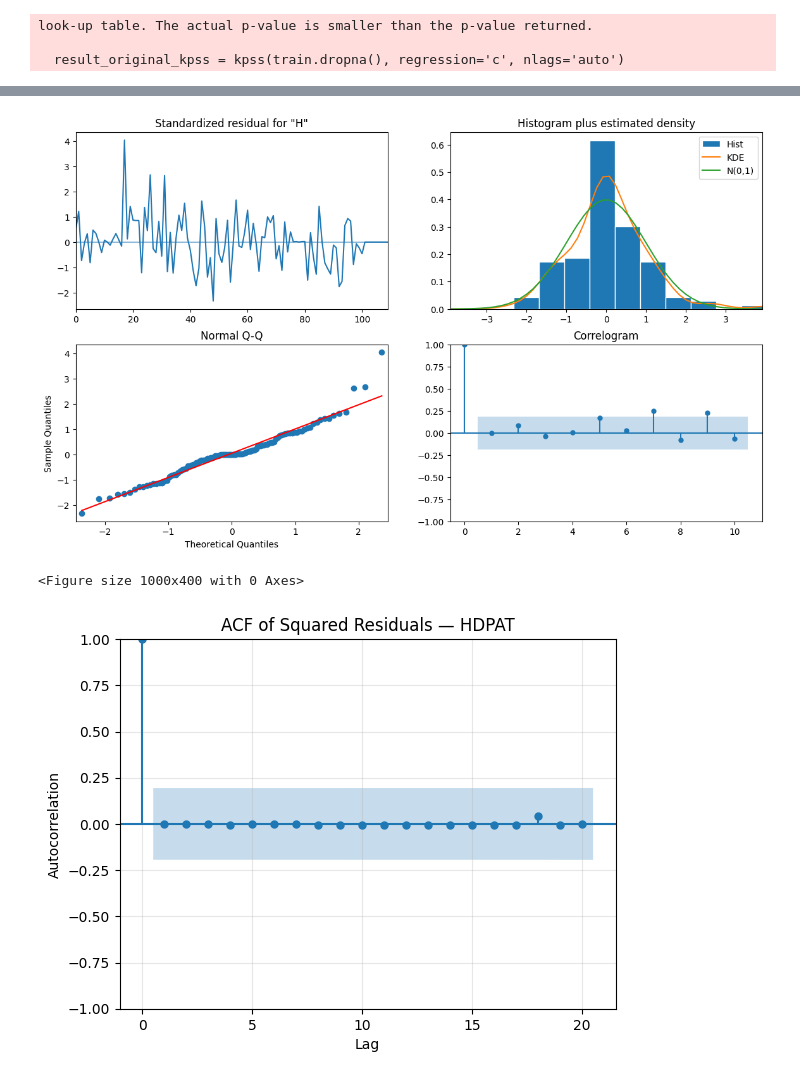
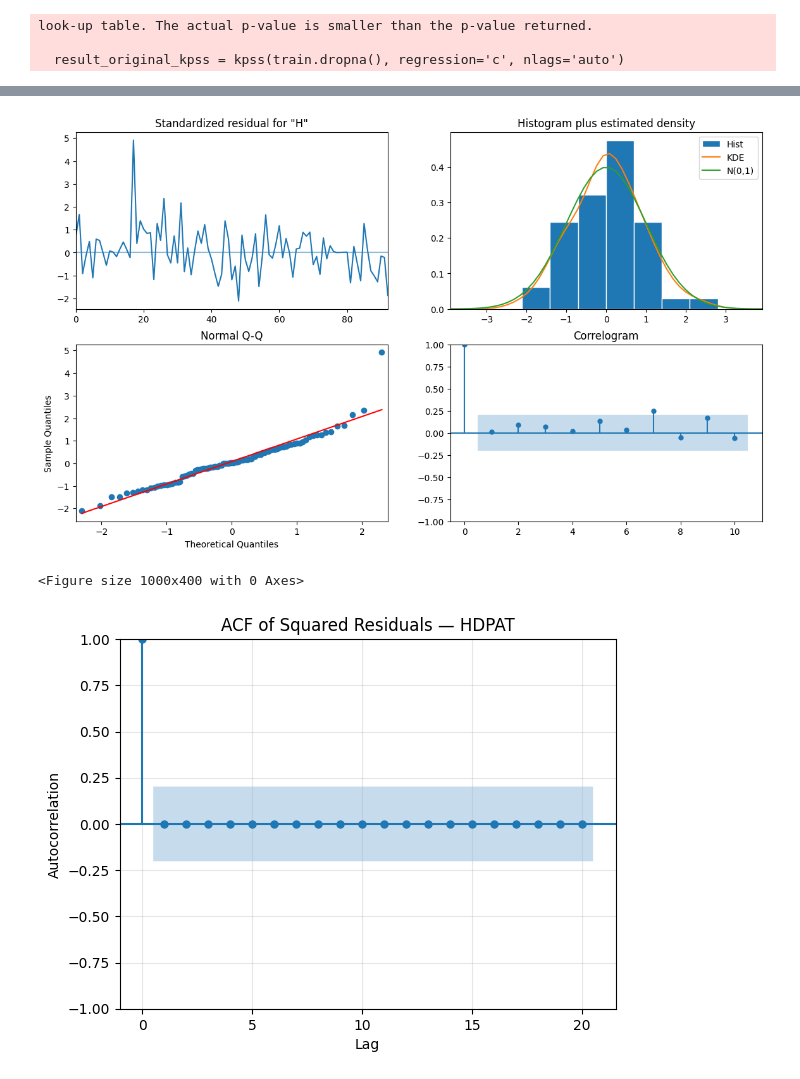
Before and after one commit to febse/ts2025-presentations-2-martem, a Jupyter notebook: assignment(2).ipynb, the cells around one changed output, grey strips where cells are left out. Drawn from its saved outputs; the diff is of its cells as text; code cells hidden in the pictures.

```diff
--- a/assignment(2).ipynb
+++ b/assignment(2).ipynb
@@ -267,34 +255,8 @@ plt.show()
 # %%
-orders = {
-    "ARIMA(1,0,0)": (1, 0, 0),
-    "ARIMA(0,0,1)": (0, 0, 1),
-    "ARIMA(1,0,1)": (1, 0, 1),
-    "ARIMA(1,1,1)": (1, 1, 1),
-    "ARIMA(1,1,0)": (1, 1, 0),
-    "ARIMA(0,1,1)": (0, 1, 1),
-    "ARIMA(1,1,2)": (1, 1, 2),
-    "ARIMA(1,1,3)": (1, 1, 3),
-    "ARIMA(2,0,0)": (2, 0, 0),
-    "ARIMA(2,1,0)": (2, 1, 0),
-    "ARIMA(2,0,1)": (2, 0, 1),
-    "ARIMA(2,1,1)": (2, 1, 1),
-    "ARIMA(0,1,2)": (0, 1, 2),
-    "ARIMA(3,1,2)": (3, 1, 2),
-    "ARIMA(4,1,1)": (4, 1, 1),
-    "ARIMA(5,1,1)": (5, 1, 1),
-    "ARIMA(0,1,3)": (0, 1, 3)
-}
+arima1_1_0 = ARIMA(np.log(train), order=(1, 1, 0)).fit()
+arima0_1_1 = ARIMA(np.log(train), order=(0, 1, 1)).fit()
+arima2_1_0 = ARIMA(np.log(train), order=(2, 1, 0)).fit()
+arima1_1_1 = ARIMA(np.log(train), order=(1, 1, 1)).fit()
 
-results = {}
-
-for name, order in orders.items():
-    try:
-        model = ARIMA(train.dropna(), order=order)
-        fit_res = model.fit()
-        results[name] = fit_res
-        print("\n", "#" * 60)
-        print(name)
-        print(fit_res.summary())
-    except Exception as e:
-        print(f"\nFailed to fit {name}: {e}")
+print(arima1_1_1.summary())
 # %% [output]
@@ -448,10 +322,14 @@ Warnings:
 # %%
-results.plot_diagnostics(figsize=(14, 8))
+arima1_1_1.plot_diagnostics(figsize=(14, 8))
 plt.show()
 # %% [output]
-[figure, old version]
+[figure, new version]
 # %%
+residuals = arima1_1_1.resid
+residuals_sq = residuals ** 2
+
 plt.figure(figsize=(10,4))
+
 plot_acf(residuals_sq, lags=min(20, len(residuals_sq)-1))
 plt.title("ACF of Squared Residuals — HDPAT")
 plt.xlabel("Lag")
@@ -460,4 +338,4 @@ plt.grid(alpha=0.3)
 plt.show()
 # %% [output]
 <Figure size 1000x400 with 0 Axes>
-[figure, old version]
+[figure, new version]
```
Also changed, not shown: parts of 22 cells of this notebook.
